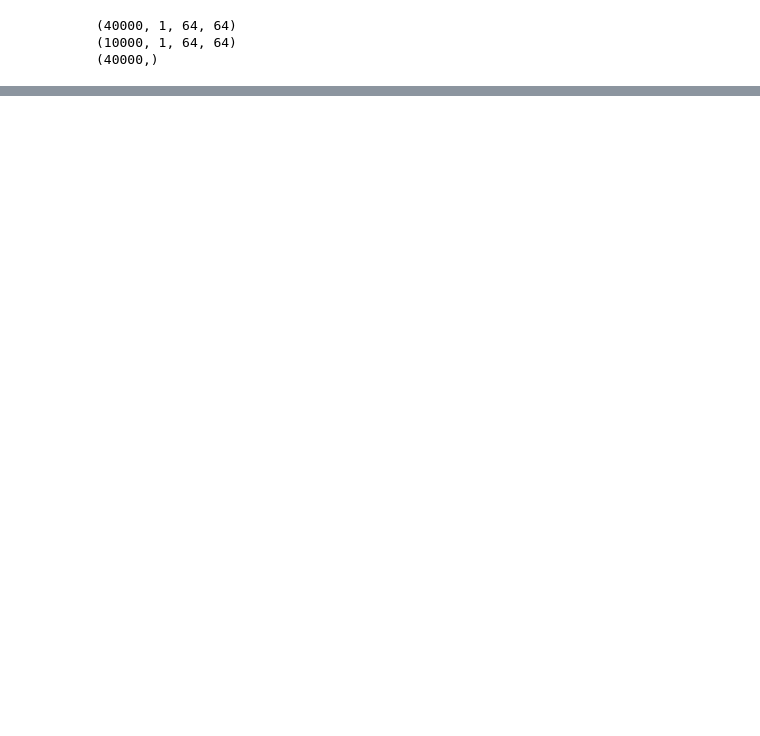
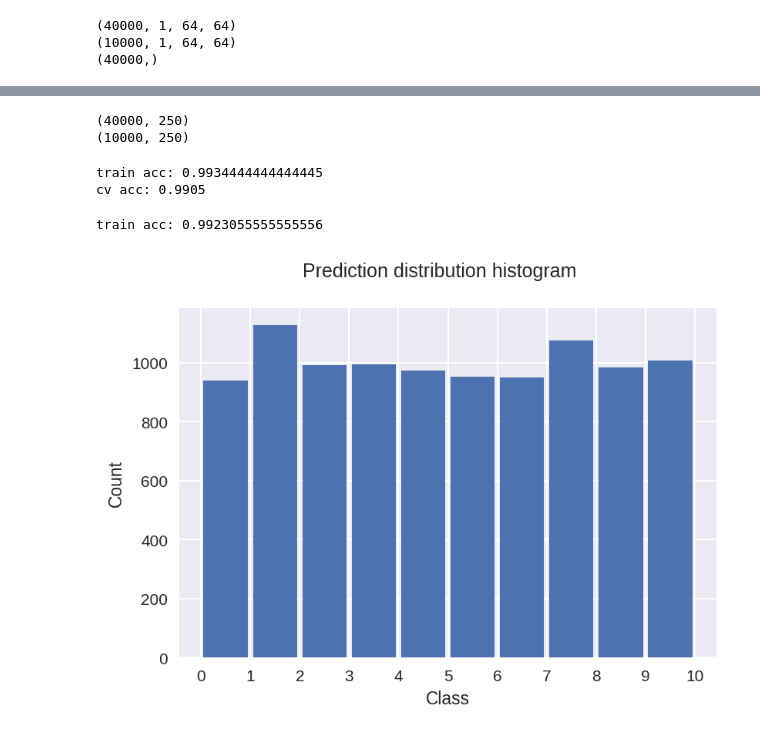
Before and after one commit to kahrabian/comp-551, a Jupyter notebook: mini-project-3/main.ipynb, the cells around one changed output, grey strips where cells are left out. Drawn from its saved outputs; the diff is of its cells as text; code cells hidden in the pictures; blank space fills up the shorter version.

```diff
--- a/mini-project-3/main.ipynb
+++ b/mini-project-3/main.ipynb
@@ -398,0 +709,52 @@ def test(x_ts, clf_name, epoch):
+# %%
+clf_names = []
+for i in range(10):
+    clf_names.append(f'resnet18_e200_{i}')
+for i in range(14):
+    clf_names.append(f'vgg11_e200_{i}')
+for i in range(1):
+    clf_names.append(f'resnet101_e200_{i}')
+# %%
+y_tr_pred = predict(x_tr, clf_names)
+y_ts = predict(x_ts, clf_names)
+# %%
+print(y_tr_pred.shape)
+print(y_ts.shape)
+# %% [output]
+(40000, 250)
+(10000, 250)
+# %%
+from sklearn.naive_bayes import GaussianNB
+from sklearn.neighbors import KNeighborsClassifier
+from sklearn.svm import SVC, LinearSVC
+from sklearn.linear_model import LogisticRegression
+
+# LinearSVC -> 0.05
+# LogisticRegression -> 0.3
+
+tr_idx, cv_idx = next(StratifiedShuffleSplit(n_splits=1, test_size=0.1).split(y_tr_pred, y_tr))
+clf = LinearSVC(C=0.1)
+clf.fit(y_tr_pred[tr_idx], y_tr[tr_idx])
+print(f'train acc: {(clf.predict(y_tr_pred[tr_idx]) == y_tr[tr_idx]).sum() / len(tr_idx)}')
+print(f'cv acc: {(clf.predict(y_tr_pred[cv_idx]) == y_tr[cv_idx]).sum() / len(cv_idx)}')
+# %% [output]
+train acc: 0.9934444444444445
+cv acc: 0.9905
+# %%
+clf = LinearSVC(C=0.05)
+clf.fit(y_tr_pred, y_tr)
+print(f'train acc: {(clf.predict(y_tr_pred[tr_idx]) == y_tr[tr_idx]).sum() / len(tr_idx)}')
+# %% [output]
+train acc: 0.9923055555555556
+# %%
+y_ts_pred = clf.predict(y_ts)
+# %%
+plt.figure(dpi=150)
+plt.suptitle('Prediction distribution histogram')
+plt.xlabel('Class')
+plt.ylabel('Count')
+plt.xticks(range(11))
+plt.hist(y_ts_pred, bins=range(11), histtype='bar', rwidth=0.9)
+plt.show()
+# %% [output]
+[figure, added]
```
Also changed, not shown: parts of 85 cells of this notebook, 2 other files.
